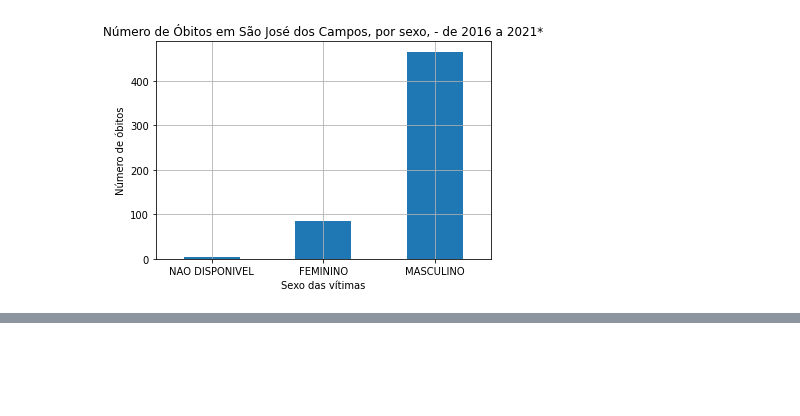
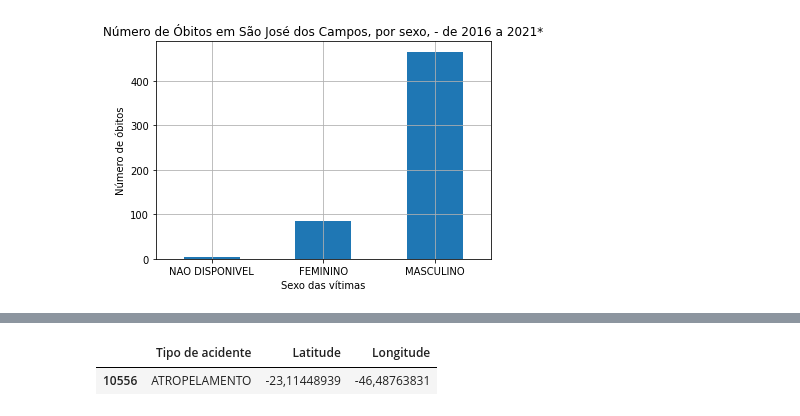
Before and after one commit to Caiiqef/acidentespublicos, a Jupyter notebook: acidentes_publicos.ipynb, the cells around one changed output, grey strips where cells are left out. Cells and saved outputs as stored; diff of their text form; code cells hidden in the pictures; blank space fills up the shorter version.

```diff
--- a/acidentes_publicos.ipynb
+++ b/acidentes_publicos.ipynb
@@ -125,0 +164,2 @@ df.query('Município == "SAO JOSE DOS CAMPOS"')['Sexo'].value_counts(ascending=T
+# %%
+newocorr_sjc = ocorr_sjc_select.rename(columns = {'LAT_(GEO)': 'Latitude', 'LONG_(GEO)': 'Longitude'}, inplace = False)
@@ -125,0 +183,5 @@ df.query('Município == "SAO JOSE DOS CAMPOS"')['Sexo'].value_counts(ascending=T
+# %%
+newocorr_sjc.sample()
+# %% [output]
+|  | Tipo de acidente | Latitude | Longitude |
+| 10556 | ATROPELAMENTO | -23,11448939 | -46,48763831 |
```
Also changed, not shown: parts of 10 cells of this notebook.
